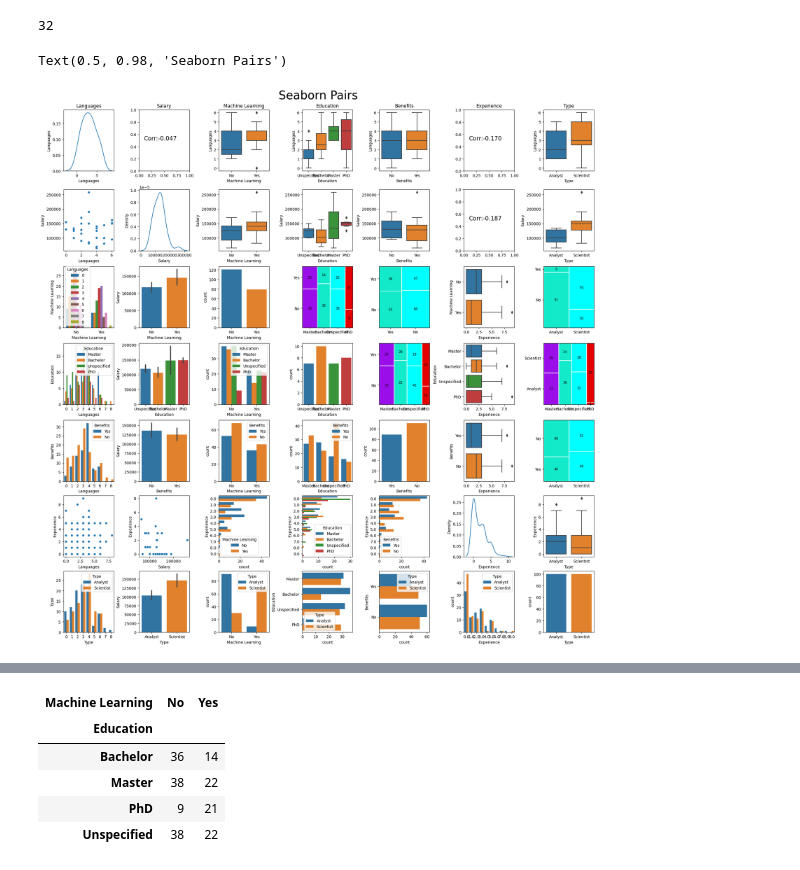
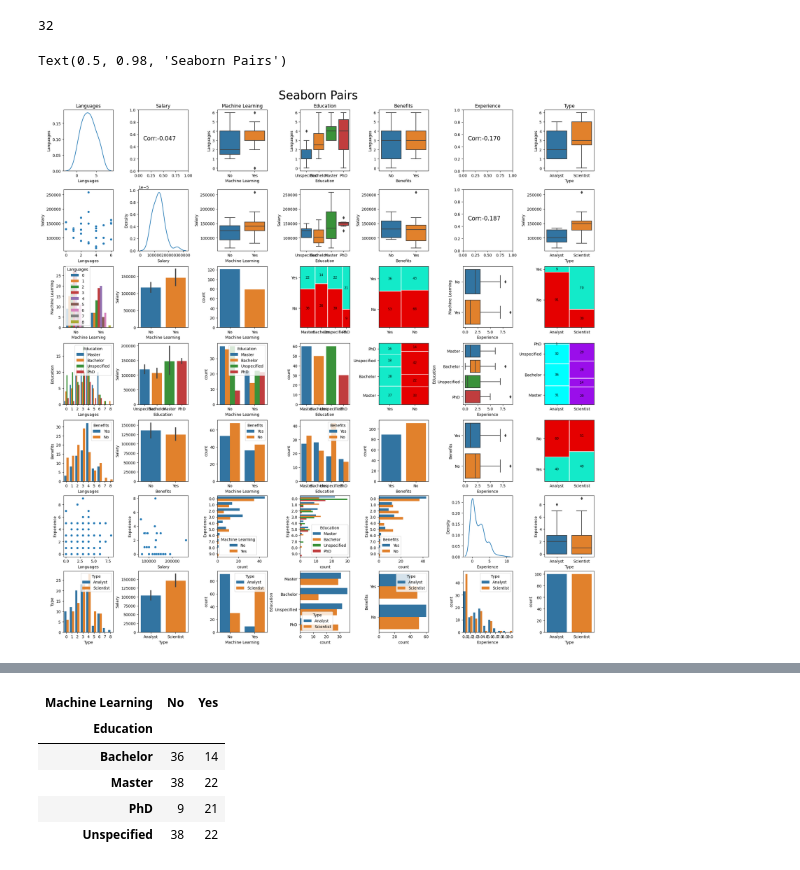
Before and after one commit to clwchanx/STA-141B, a Jupyter notebook: ggpairs.ipynb, the cells around one changed output, grey strips where cells are left out. Saved outputs shown, nothing was run; the diff lists cells and outputs as text; code cells hidden in the pictures.

Commit message:
mosaic plot color unifying
fixed educ count not having na

```diff
--- a/ggpairs.ipynb
+++ b/ggpairs.ipynb
@@ -166,12 +166,12 @@ props={}
 props[('Machine Learning','Yes')]={'facecolor':'red', 'edgecolor':'white'}
 props[('Machine Learning','No')]={'facecolor':'red', 'edgecolor':'white'}
 props[('Bachelor','Yes')]={'facecolor':'xkcd:aqua','edgecolor':'white'}
-props[('Bachelor','No')]= {'facecolor':'xkcd:aqua','edgecolor':'white'}
-props[('Unspecified','Yes')]={'facecolor':'xkcd:cyan','edgecolor':'white'}
-props[('Unspecified','No')]= {'facecolor':'xkcd:cyan','edgecolor':'white'}
-props[('Master','Yes')]={'facecolor':'xkcd:violet','edgecolor':'white'}
-props[('Master','No')]= {'facecolor':'xkcd:violet','edgecolor':'white'}
-props[('PhD','Yes')]={'facecolor':'xkcd:red','edgecolor':'white'}
+props[('Bachelor','No')]= {'facecolor':'xkcd:red','edgecolor':'white'}
+props[('Unspecified','Yes')]={'facecolor':'xkcd:aqua','edgecolor':'white'}
+props[('Unspecified','No')]= {'facecolor':'xkcd:red','edgecolor':'white'}
+props[('Master','Yes')]={'facecolor':'xkcd:aqua','edgecolor':'white'}
+props[('Master','No')]= {'facecolor':'xkcd:red','edgecolor':'white'}
+props[('PhD','Yes')]={'facecolor':'xkcd:aqua','edgecolor':'white'}
 props[('PhD','No')]= {'facecolor':'xkcd:red','edgecolor':'white'}
 labelizer=lambda k:{('Bachelor','Yes'):14,('Master','Yes'):22,('PhD','Yes'):21,('Unspecified','Yes'):22,
                     ('Bachelor','No'):36,('Master','No'):38,('PhD','No'):9,('Unspecified','No'):38}[k]
@@ -182,9 +182,9 @@ props={}
 props[('Machine Learning','Yes')]={'facecolor':'red', 'edgecolor':'white'}
 props[('Machine Learning','No')]={'facecolor':'red', 'edgecolor':'white'}
 props[('Yes','Yes')]={'facecolor':'xkcd:aqua','edgecolor':'white'}
-props[('Yes','No')]= {'facecolor':'xkcd:aqua','edgecolor':'white'}
-props[('No','Yes')]={'facecolor':'xkcd:cyan','edgecolor':'white'}
-props[('No','No')]= {'facecolor':'xkcd:cyan','edgecolor':'white'}
+props[('Yes','No')]= {'facecolor':'xkcd:red','edgecolor':'white'}
+props[('No','Yes')]={'facecolor':'xkcd:aqua','edgecolor':'white'}
+props[('No','No')]= {'facecolor':'xkcd:red','edgecolor':'white'}
 labelizer=lambda k:{('Yes','Yes'):36,('No','Yes'):43,
                     ('Yes','No'):53,('No','No'):68}[k]
 mosaic(df_plot,['Benefits','Machine Learning'],labelizer=labelizer,properties=props,ax=axes[2][4])
@@ -195,9 +195,9 @@ props={}
 props[('Machine Learning','Yes')]={'facecolor':'red', 'edgecolor':'white'}
 props[('Machine Learning','No')]={'facecolor':'red', 'edgecolor':'white'}
 props[('Analyst','Yes')]={'facecolor':'xkcd:aqua','edgecolor':'white'}
-props[('Analyst','No')]= {'facecolor':'xkcd:aqua','edgecolor':'white'}
-props[('Scientist','Yes')]={'facecolor':'xkcd:cyan','edgecolor':'white'}
-props[('Scientist','No')]= {'facecolor':'xkcd:cyan','edgecolor':'white'}
+props[('Analyst','No')]= {'facecolor':'xkcd:red','edgecolor':'white'}
+props[('Scientist','Yes')]={'facecolor':'xkcd:aqua','edgecolor':'white'}
+props[('Scientist','No')]= {'facecolor':'xkcd:red','edgecolor':'white'}
 labelizer=lambda k:{('Analyst','Yes'):9,('Scientist','Yes'):70,
                     ('Analyst','No'):91,('Scientist','No'):30}[k]
 mosaic(df_plot,['Type','Machine Learning'],labelizer=labelizer,properties=props,ax=axes[2][6])
@@ -215,37 +215,37 @@ sns.countplot(data=df_plot, x="Machine Learning", hue="Type", ax=axes[6][2])
 #Education
 #row
 ##Education (itself)
-sns.countplot(df_na,x='Education',ax=axes[3][3])
+sns.countplot(df_plot,x='Education',ax=axes[3][3])
 ##Educ-Benefits (mosaic)
 props={}
-props[('Benefits','Yes')]={'facecolor':'red', 'edgecolor':'white'}
-props[('Benefits','No')]={'facecolor':'red', 'edgecolor':'white'}
-props[('Bachelor','Yes')]={'facecolor':'xkcd:aqua','edgecolor':'white'}
-props[('Bachelor','No')]= {'facecolor':'xkcd:aqua','edgecolor':'white'}
-props[('Unspecified','Yes')]={'facecolor':'xkcd:cyan','edgecolor':'white'}
-props[('Unspecified','No')]= {'facecolor':'xkcd:cyan','edgecolor':'white'}
-props[('Master','Yes')]={'facecolor':'xkcd:violet','edgecolor':'white'}
-props[('Master','No')]= {'facecolor':'xkcd:violet','edgecolor':'white'}
-props[('PhD','Yes')]={'facecolor':'xkcd:red','edgecolor':'white'}
-props[('PhD','No')]= {'facecolor':'xkcd:red','edgecolor':'white'}
-labelizer=lambda k:{('Bachelor','Yes'):28,('Master','Yes'):27,('PhD','Yes'):16,('Unspecified','Yes'):18,
-                    ('Bachelor','No'):22,('Master','No'):33,('PhD','No'):14,('Unspecified','No'):42}[k]
-mosaic(df_plot,['Education','Machine Learning'],labelizer=labelizer,properties=props,ax=axes[3][4])
+props[('Yes','Benefits')]={'facecolor':'aqua', 'edgecolor':'white'}
+props[('No','Benefits')]={'facecolor':'red', 'edgecolor':'white'}
+props[('Yes','Bachelor')]={'facecolor':'xkcd:aqua','edgecolor':'white'}
+props[('No','Bachelor')]= {'facecolor':'xkcd:red','edgecolor':'white'}
+props[('Yes','Unspecified')]={'facecolor':'xkcd:aqua','edgecolor':'white'}
+props[('No','Unspecified')]= {'facecolor':'xkcd:red','edgecolor':'white'}
+props[('Yes','Master')]={'facecolor':'xkcd:aqua','edgecolor':'white'}
+props[('No','Master')]= {'facecolor':'xkcd:red','edgecolor':'white'}
+props[('Yes','PhD')]={'facecolor':'xkcd:aqua','edgecolor':'white'}
+props[('No','PhD')]= {'facecolor':'xkcd:red','edgecolor':'white'}
+labelizer=lambda k:{('Yes','Bachelor'):28,('Yes','Master'):27,('Yes','PhD'):16,('Yes','Unspecified'):18,
+                    ('No','Bachelor'):22,('No','Master'):33,('No','PhD'):14,('No','Unspecified'):42}[k]
+mosaic(df_plot,['Benefits','Education'],labelizer=labelizer,properties=props,ax=axes[3][4])
 ##Educ-Experience (box)
 sns.boxplot(data=df_plot, x="Experience",y="Education", ax=axes[3][5])
 ##Educ-Type(mosaic)
 props={}
-props[('Bachelor','Analyst')]={'facecolor':'xkcd:aqua','edgecolor':'white'}
-props[('Bachelor','Scientist')]= {'facecolor':'xkcd:aqua','edgecolor':'white'}
-props[('Unspecified','Analyst')]={'facecolor':'xkcd:cyan','edgecolor':'white'}
-props[('Unspecified','Scientist')]= {'facecolor':'xkcd:cyan','edgecolor':'white'}
-props[('Master','Analyst')]={'facecolor':'xkcd:violet','edgecolor':'white'}
-props[('Master','Scientist')]= {'facecolor':'xkcd:violet','edgecolor':'white'}
-props[('PhD','Analyst')]={'facecolor':'xkcd:red','edgecolor':'white'}
-props[('PhD','Scientist')]= {'facecolor':'xkcd:red','edgecolor':'white'}
-labelizer=lambda k:{('Bachelor','Analyst'):36,('Master','Analyst'):31,('PhD','Analyst'):1,('Unspecified','Analyst'):32,
-                    ('Bachelor','Scientist'):14,('Master','Scientist'):29,('PhD','Scientist'):29,('Unspecified','Scientist'):28}[k]
-mosaic(df_plot,['Education','Type'],labelizer=labelizer,properties=props,ax=axes[3][6])
+props[('Analyst','Bachelor')]={'facecolor':'xkcd:cyan','edgecolor':'white'}
+props[('Scientist','Bachelor')]= {'facecolor':'xkcd:violet','edgecolor':'white'}
+props[('Analyst','Master')]={'facecolor':'xkcd:cyan','edgecolor':'white'}
+props[('Scientist','Master')]= {'facecolor':'xkcd:violet','edgecolor':'white'}
+props[('Analyst','PhD')]={'facecolor':'xkcd:cyan','edgecolor':'white'}
+props[('Scientist','PhD')]= {'facecolor':'xkcd:violet','edgecolor':'white'}
+props[('Analyst','Unspecified')]={'facecolor':'xkcd:cyan','edgecolor':'white'}
+props[('Scientist','Unspecified')]= {'facecolor':'xkcd:violet','edgecolor':'white'}
+labelizer=lambda k:{('Analyst','Bachelor'):36,('Analyst','Master'):31,('Analyst','PhD'):1,('Analyst','Unspecified'):32,
+                    ('Scientist','Bachelor'):14,('Scientist','Master'):29,('Scientist','PhD'):29,('Scientist','Unspecified'):28}[k]
+mosaic(df_plot,['Type','Education'],labelizer=labelizer,properties=props,ax=axes[3][6])
 #columns
 ##Benefits (2 bars)
 sns.countplot(df_plot,x='Education',hue="Benefits",ax=axes[4][3])
@@ -261,34 +261,34 @@ sns.countplot(data=df_plot, x="Benefits",ax=axes[4][4])
 ##Experience
 sns.boxplot(data=df_plot, x="Experience",y="Benefits", ax=axes[4][5])
 ##Type (mosaic)
 props={}
 props[('Analyst','Yes')]={'facecolor':'xkcd:aqua','edgecolor':'white'}
-props[('Analyst','No')]= {'facecolor':'xkcd:aqua','edgecolor':'white'}
-props[('Scientist','Yes')]={'facecolor':'xkcd:cyan','edgecolor':'white'}
-props[('Scientist','No')]= {'facecolor':'xkcd:cyan','edgecolor':'white'}
+props[('Analyst','No')]= {'facecolor':'xkcd:red','edgecolor':'white'}
+props[('Scientist','Yes')]={'facecolor':'xkcd:aqua','edgecolor':'white'}
+props[('Scientist','No')]= {'facecolor':'xkcd:red','edgecolor':'white'}
 labelizer=lambda k:{('Analyst','Yes'):40,('Scientist','Yes'):49,
                     ('Analyst','No'):60,('Scientist','No'):51}[k]
 mosaic(df_plot,['Type','Benefits'],labelizer=labelizer,properties=props,ax=axes[4][6])
 #Column
 ##Experience (horizontal bars)
 sns.countplot(data=df_plot, y='Experience',hue="Benefits",ax=axes[5][4])
 ##Type
 sns.countplot(data=df_plot, y='Benefits',hue="Type",ax=axes[6][4])
 
 #Experience
 #rows
 ##itself (line)
 sns.kdeplot(df_plot, x="Experience",ax=axes[5][5])
 ##Type
 sns.boxplot(data=df_plot, x="Type",y="Experience", ax=axes[5][6])
 
 #columns
 ##Type
 sns.countplot(df_plot, x="Experience",hue="Type",ax=axes[6][5])
 ##Type on itself
 sns.countplot(data=df_plot, x="Type",ax=axes[6][6])
 
 fig.suptitle(t = 'Seaborn Pairs', fontsize = 30)
 # %% [output]
 Text(0.5, 0.98, 'Seaborn Pairs')
-[figure, old version]
+[figure, new version]
```
Also changed, not shown: parts of 8 cells of this notebook.
